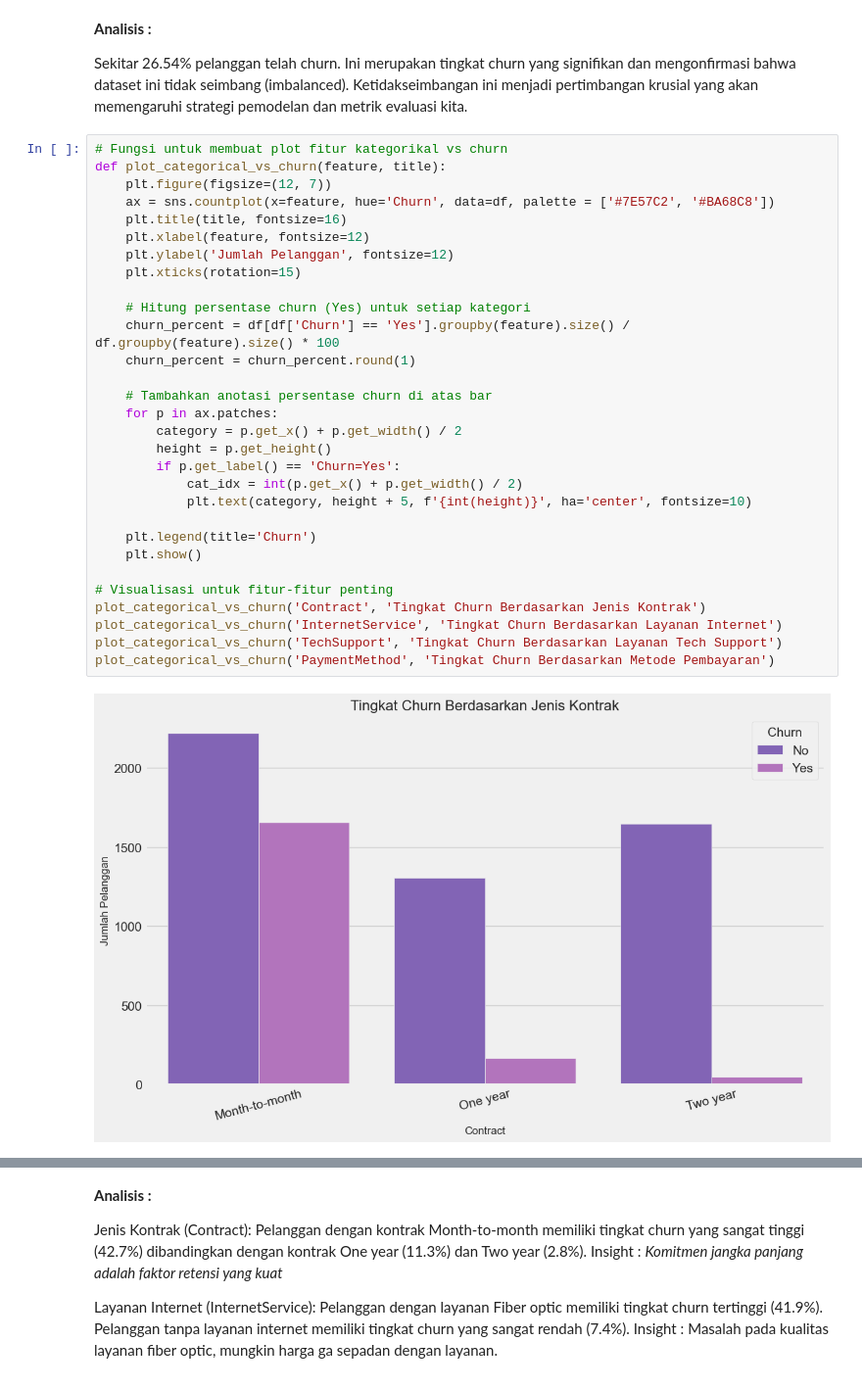
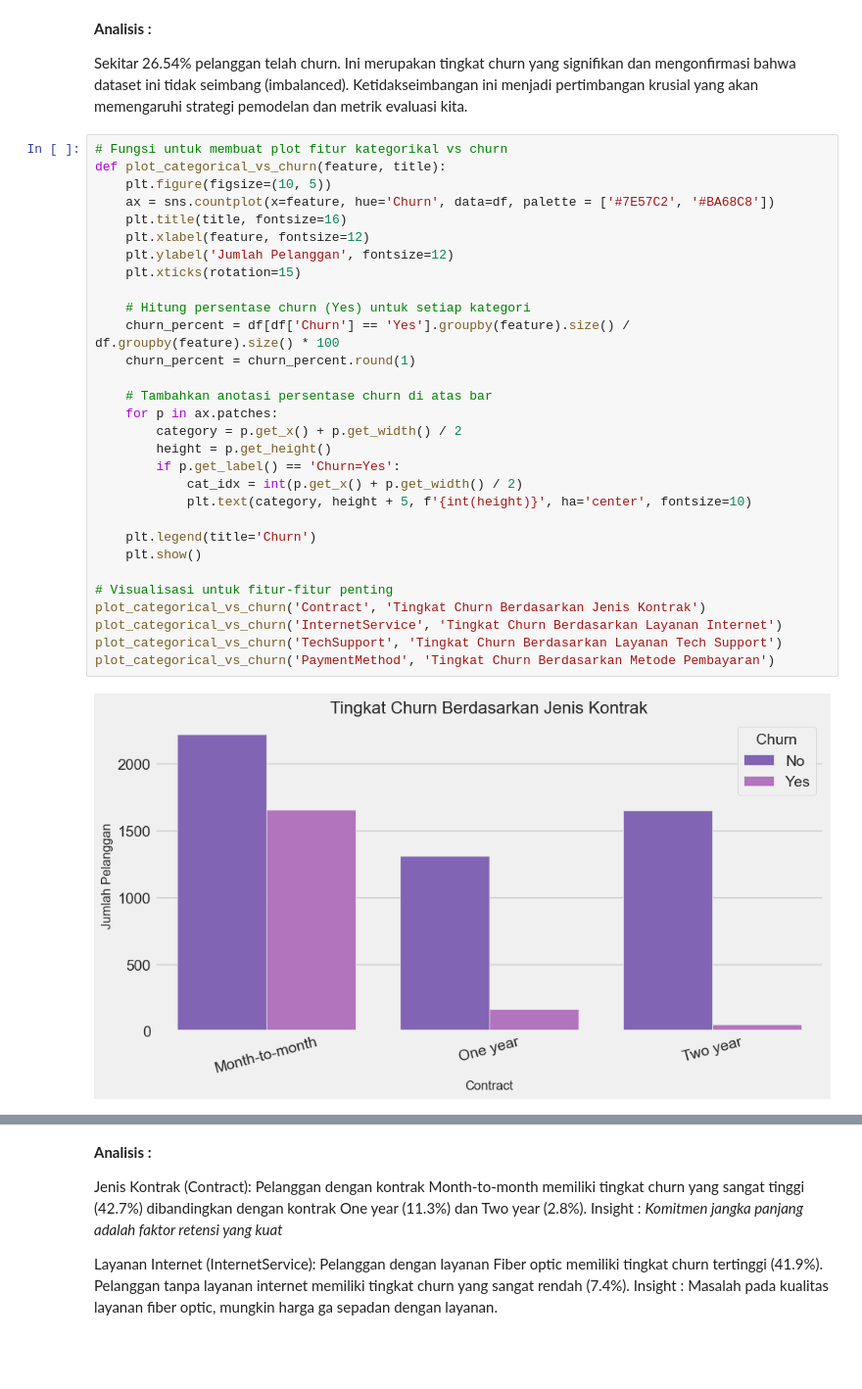
Before and after one commit to Ryanakml/Churn-Prediction-System, a Jupyter notebook: customer_churn.ipynb, the cells around one changed output, grey strips where cells are left out. Shown: that part at 98% size. Saved outputs shown, nothing was run; the diff lists cells and outputs as text; blank space fills up the shorter version.

```diff
--- a/customer_churn.ipynb
+++ b/customer_churn.ipynb
@@ -168,32 +168,32 @@ Sekitar 26.54% pelanggan telah churn. Ini merupakan tingkat churn yang signifika
 # %%
 # Fungsi untuk membuat plot fitur kategorikal vs churn
 def plot_categorical_vs_churn(feature, title):
-    plt.figure(figsize=(12, 7))
+    plt.figure(figsize=(10, 5))
     ax = sns.countplot(x=feature, hue='Churn', data=df, palette = ['#7E57C2', '#BA68C8'])
     plt.title(title, fontsize=16)
     plt.xlabel(feature, fontsize=12)
     plt.ylabel('Jumlah Pelanggan', fontsize=12)
     plt.xticks(rotation=15)
 
     # Hitung persentase churn (Yes) untuk setiap kategori
     churn_percent = df[df['Churn'] == 'Yes'].groupby(feature).size() / df.groupby(feature).size() * 100
     churn_percent = churn_percent.round(1)
 
     # Tambahkan anotasi persentase churn di atas bar
     for p in ax.patches:
         category = p.get_x() + p.get_width() / 2
         height = p.get_height()
         if p.get_label() == 'Churn=Yes':
             cat_idx = int(p.get_x() + p.get_width() / 2)
             plt.text(category, height + 5, f'{int(height)}', ha='center', fontsize=10)
 
     plt.legend(title='Churn')
     plt.show()
 
 # Visualisasi untuk fitur-fitur penting
 plot_categorical_vs_churn('Contract', 'Tingkat Churn Berdasarkan Jenis Kontrak')
 plot_categorical_vs_churn('InternetService', 'Tingkat Churn Berdasarkan Layanan Internet')
 plot_categorical_vs_churn('TechSupport', 'Tingkat Churn Berdasarkan Layanan Tech Support')
 plot_categorical_vs_churn('PaymentMethod', 'Tingkat Churn Berdasarkan Metode Pembayaran')
 # %% [output]
-[figure, old version]
+[figure, new version]
```
Also changed, not shown: parts of 7 cells of this notebook.
